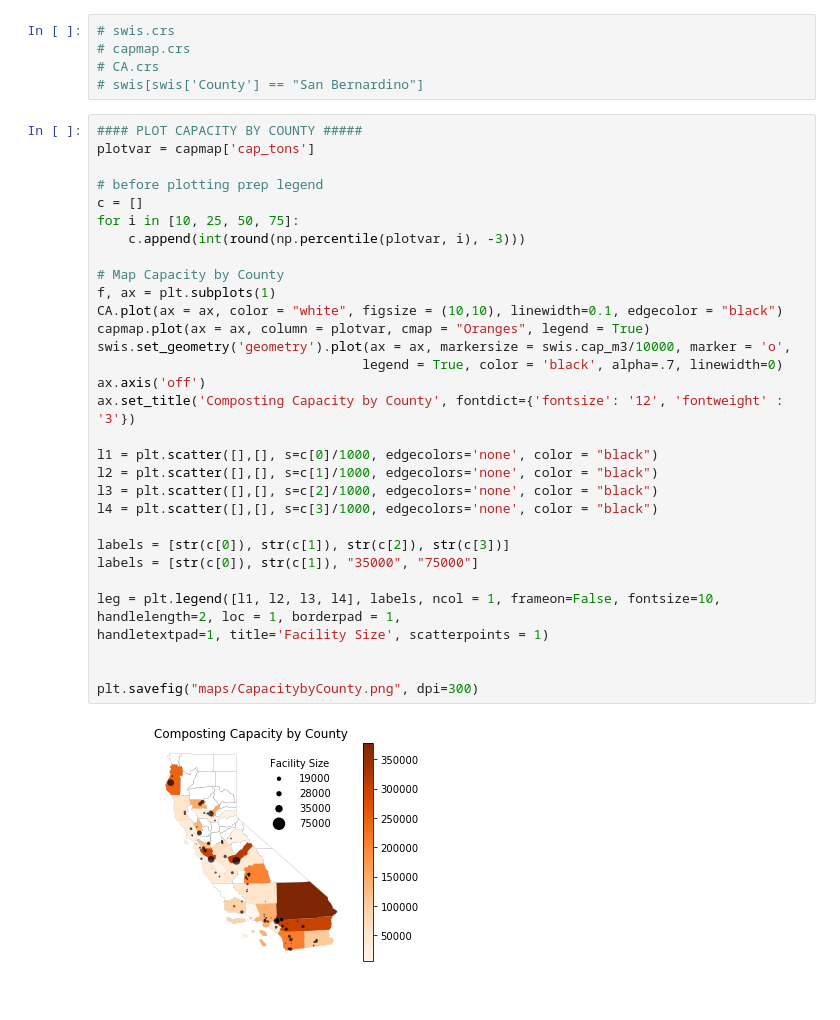
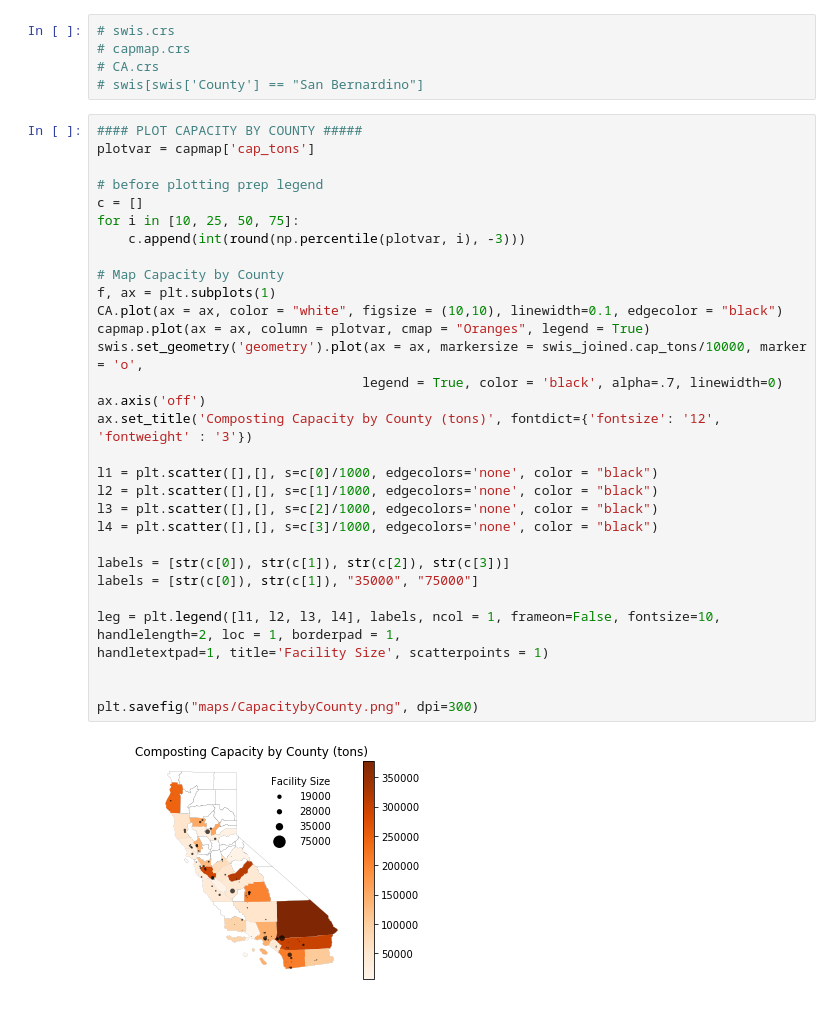
Before and after one commit to anayahall/grapevine, a Jupyter notebook: scripts/plots_raw.ipynb, the cells around one changed output. Drawn from its saved outputs; the diff is of its cells as text.

```diff
--- a/scripts/plots_raw.ipynb
+++ b/scripts/plots_raw.ipynb
@@ -200,33 +192,33 @@ owmap.head()
 #### PLOT CAPACITY BY COUNTY #####
 plotvar = capmap['cap_tons']
 
 # before plotting prep legend
 c = []
 for i in [10, 25, 50, 75]:
     c.append(int(round(np.percentile(plotvar, i), -3)))
 
 # Map Capacity by County
 f, ax = plt.subplots(1)
 CA.plot(ax = ax, color = "white", figsize = (10,10), linewidth=0.1, edgecolor = "black")
 capmap.plot(ax = ax, column = plotvar, cmap = "Oranges", legend = True)
-swis.set_geometry('geometry').plot(ax = ax, markersize = swis.cap_m3/10000, marker = 'o',
+swis.set_geometry('geometry').plot(ax = ax, markersize = swis_joined.cap_tons/10000, marker = 'o',
                                   legend = True, color = 'black', alpha=.7, linewidth=0)
 ax.axis('off')
-ax.set_title('Composting Capacity by County', fontdict={'fontsize': '12', 'fontweight' : '3'})
+ax.set_title('Composting Capacity by County (tons)', fontdict={'fontsize': '12', 'fontweight' : '3'})
 
 l1 = plt.scatter([],[], s=c[0]/1000, edgecolors='none', color = "black")
 l2 = plt.scatter([],[], s=c[1]/1000, edgecolors='none', color = "black")
 l3 = plt.scatter([],[], s=c[2]/1000, edgecolors='none', color = "black")
 l4 = plt.scatter([],[], s=c[3]/1000, edgecolors='none', color = "black")
 
 labels = [str(c[0]), str(c[1]), str(c[2]), str(c[3])]
 labels = [str(c[0]), str(c[1]), "35000", "75000"]
 
 leg = plt.legend([l1, l2, l3, l4], labels, ncol = 1, frameon=False, fontsize=10,
 handlelength=2, loc = 1, borderpad = 1,
 handletextpad=1, title='Facility Size', scatterpoints = 1)
 
 
 plt.savefig("maps/CapacitybyCounty.png", dpi=300)
 # %% [output]
-[figure, old version]
+[figure, new version]
```
Also changed, not shown: parts of 11 cells of this notebook, 14 other files.
